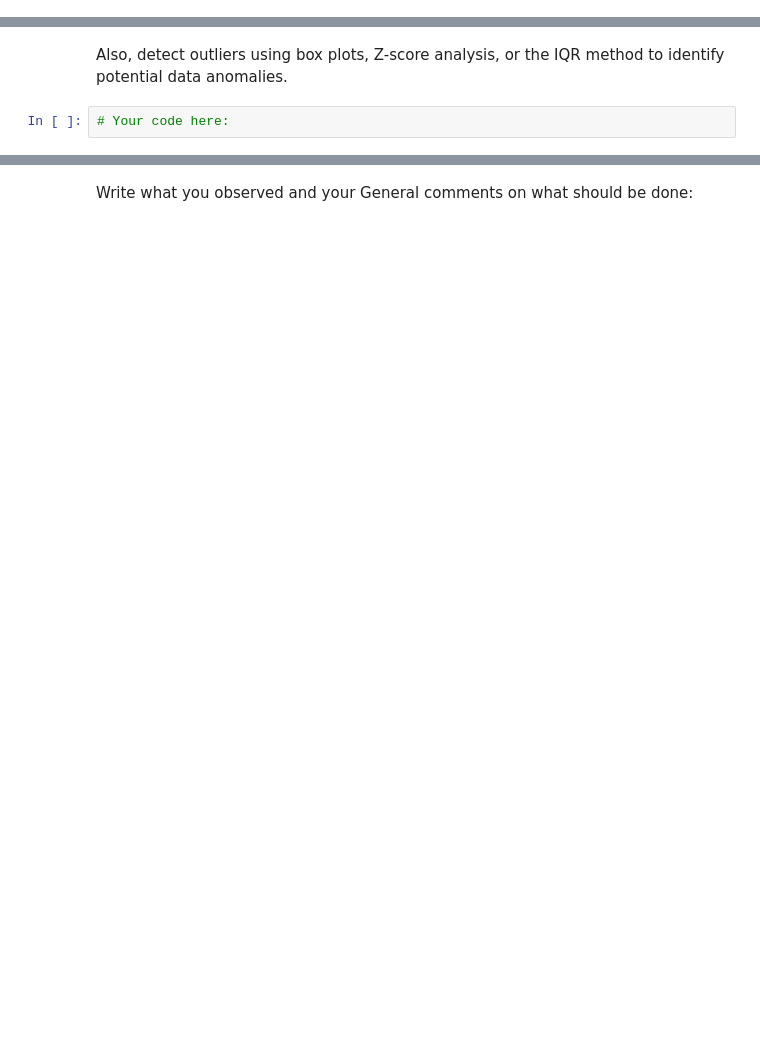
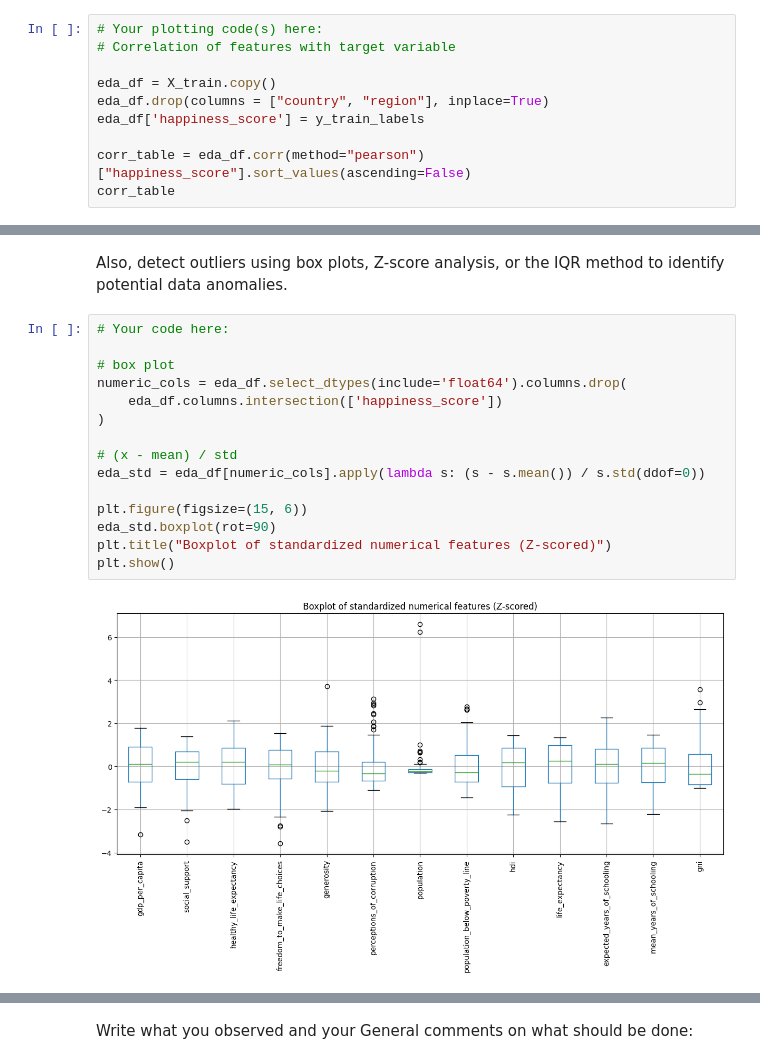
Before and after one commit to DX0ZART/ML_Project_1, a Jupyter notebook: Project_1.ipynb, the cells around one changed output, grey strips where cells are left out. Saved outputs shown, nothing was run; the diff lists cells and outputs as text; blank space fills up the shorter version.

```diff
--- a/Project_1.ipynb
+++ b/Project_1.ipynb
@@ -250,0 +261,10 @@ Explore relationships between variables (bivariate, etc), correlation tables, an
+# %%
+# Your plotting code(s) here:
+# Correlation of features with target variable
+
+eda_df = X_train.copy()
+eda_df.drop(columns = ["country", "region"], inplace=True)
+eda_df['happiness_score'] = y_train_labels
+
+corr_table = eda_df.corr(method="pearson")["happiness_score"].sort_values(ascending=False)
+corr_table
@@ -251,4 +301,19 @@ Explore relationships between variables (bivariate, etc), correlation tables, an
 # %% [markdown]
 Also, detect outliers using box plots, Z-score analysis, or the IQR method to identify potential data anomalies.
-# %%
-# Your code here:
+# %%
+# Your code here:
+
+# box plot
+numeric_cols = eda_df.select_dtypes(include='float64').columns.drop(
+    eda_df.columns.intersection(['happiness_score'])
+)
+
+# (x - mean) / std
+eda_std = eda_df[numeric_cols].apply(lambda s: (s - s.mean()) / s.std(ddof=0))
+
+plt.figure(figsize=(15, 6))
+eda_std.boxplot(rot=90)
+plt.title("Boxplot of standardized numerical features (Z-scored)")
+plt.show()
+# %% [output]
+[figure, added]
```
Also changed, not shown: parts of 40 cells of this notebook, 1 other file.
